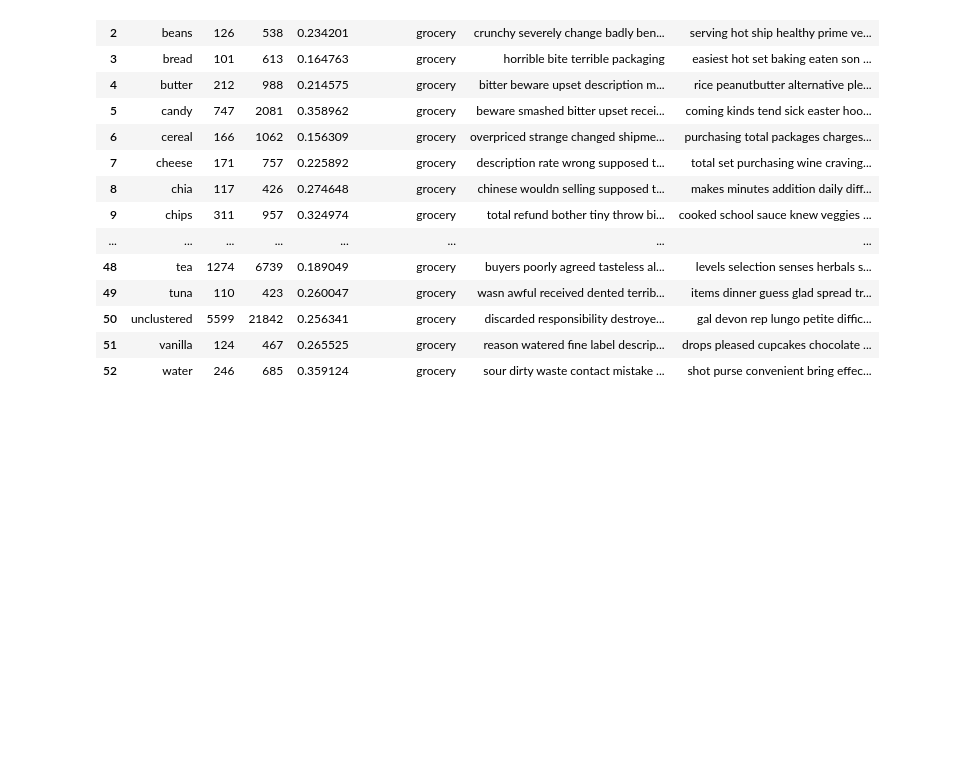
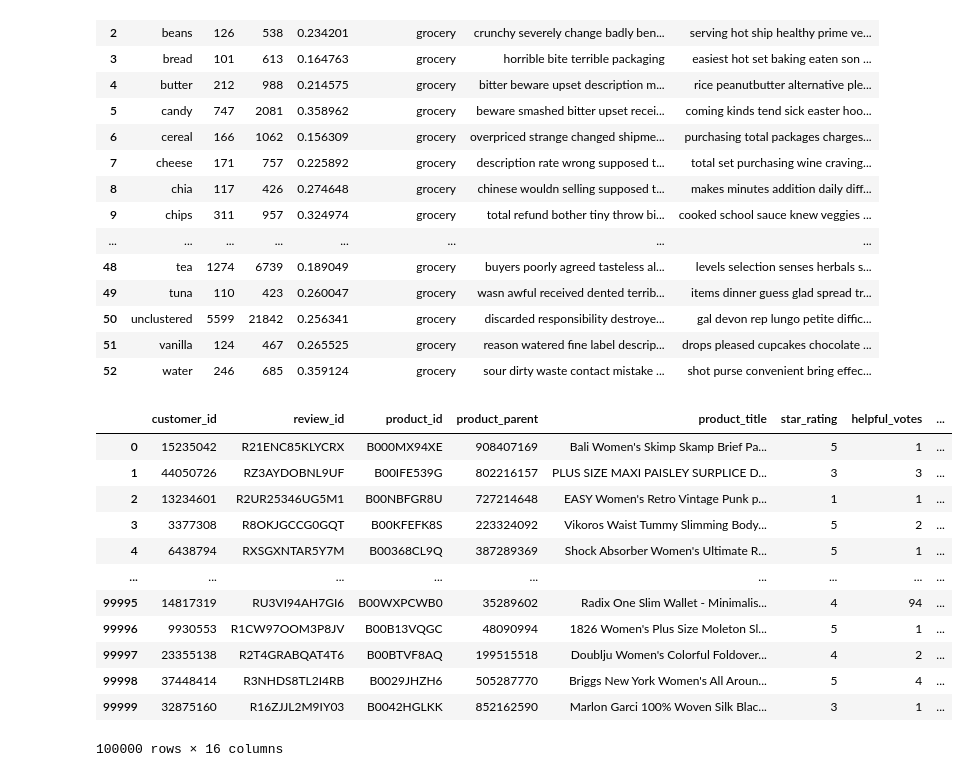
Before and after one commit to yksnilowyrahcaz/Product_Reviews_Analysis, a Jupyter notebook: test.ipynb, the cells around one changed output. Cells and saved outputs as stored; diff of their text form; code cells hidden in the pictures; blank space fills up the shorter version.

```diff
--- a/test.ipynb
+++ b/test.ipynb
@@ -331,0 +336,23 @@ pd.concat([df,dff]).to_parquet('samples/reviews_key_topics.parquet', index=False
+# %%
+files = [i for i in os.listdir('samples/data/')]
+files
+# %%
+dfs = []
+for file in files:
+    dfs.append(pd.read_parquet(f'samples/data/{file}'))
+# %%
+dfs[0]
+# %% [output]
+|  | customer_id | review_id | product_id | product_parent | product_title | star_rating | helpful_votes | ... |
+| 0 | 15235042 | R21ENC85KLYCRX | B000MX94XE | 908407169 | Bali Women's Skimp Skamp Brief Pa... | 5 | 1 | ... |
+| 1 | 44050726 | RZ3AYDOBNL9UF | B00IFE539G | 802216157 | PLUS SIZE MAXI PAISLEY SURPLICE D... | 3 | 3 | ... |
+| 2 | 13234601 | R2UR25346UG5M1 | B00NBFGR8U | 727214648 | EASY Women's Retro Vintage Punk p... | 1 | 1 | ... |
+| 3 | 3377308 | R8OKJGCCG0GQT | B00KFEFK8S | 223324092 | Vikoros Waist Tummy Slimming Body... | 5 | 2 | ... |
+| 4 | 6438794 | RXSGXNTAR5Y7M | B00368CL9Q | 387289369 | Shock Absorber Women's Ultimate R... | 5 | 1 | ... |
+| ... | ... | ... | ... | ... | ... | ... | ... | ... |
+| 99995 | 14817319 | RU3VI94AH7GI6 | B00WXPCWB0 | 35289602 | Radix One Slim Wallet - Minimalis... | 4 | 94 | ... |
+| 99996 | 9930553 | R1CW97OOM3P8JV | B00B13VQGC | 48090994 | 1826 Women's Plus Size Moleton Sl... | 5 | 1 | ... |
+| 99997 | 23355138 | R2T4GRABQAT4T6 | B00BTVF8AQ | 199515518 | Doublju Women's Colorful Foldover... | 4 | 2 | ... |
+| 99998 | 37448414 | R3NHDS8TL2I4RB | B0029JHZH6 | 505287770 | Briggs New York Women's All Aroun... | 5 | 4 | ... |
+| 99999 | 32875160 | R16ZJJL2M9IY03 | B0042HGLKK | 852162590 | Marlon Garci 100% Woven Silk Blac... | 3 | 1 | ... |
+100000 rows × 16 columns
```
Also changed, not shown: parts of 2 cells of this notebook.
